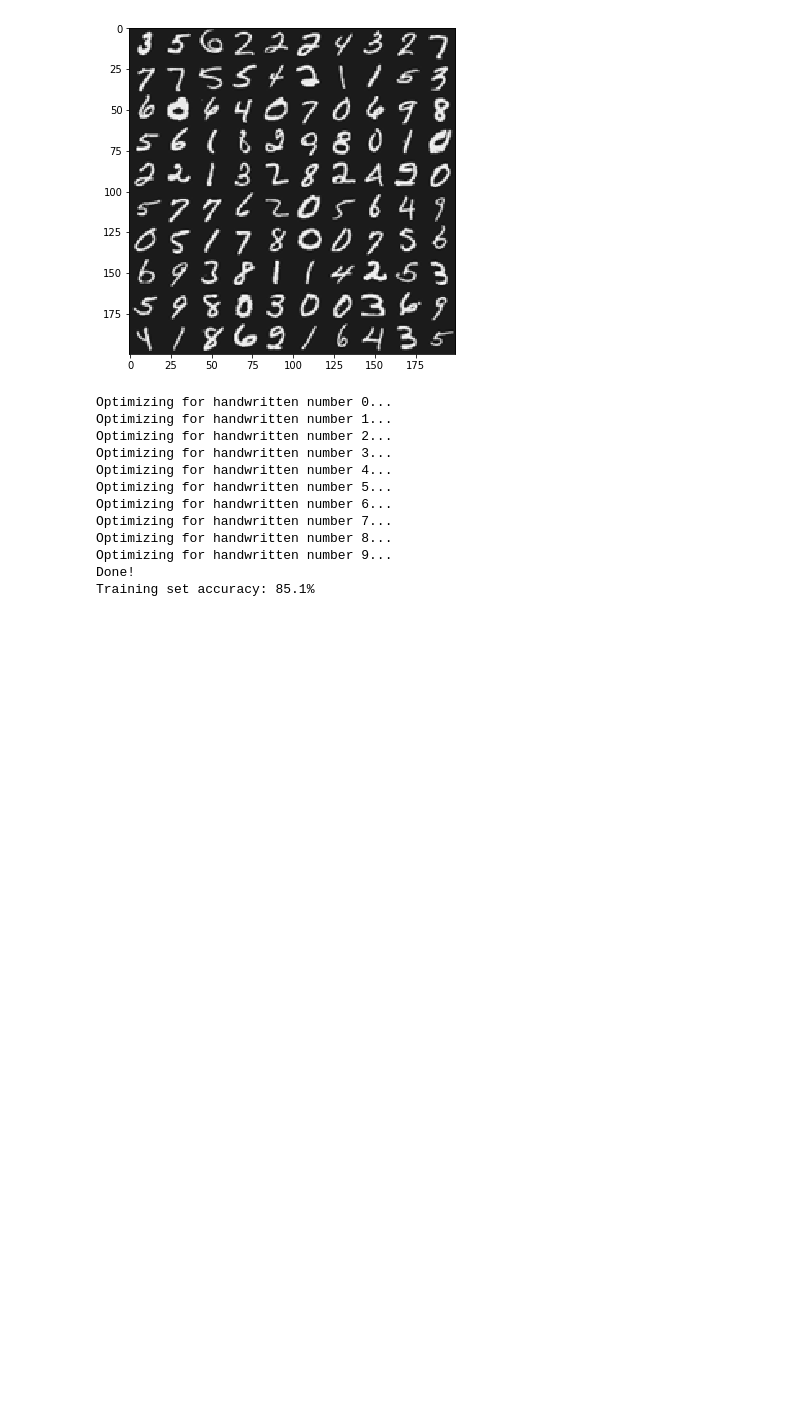
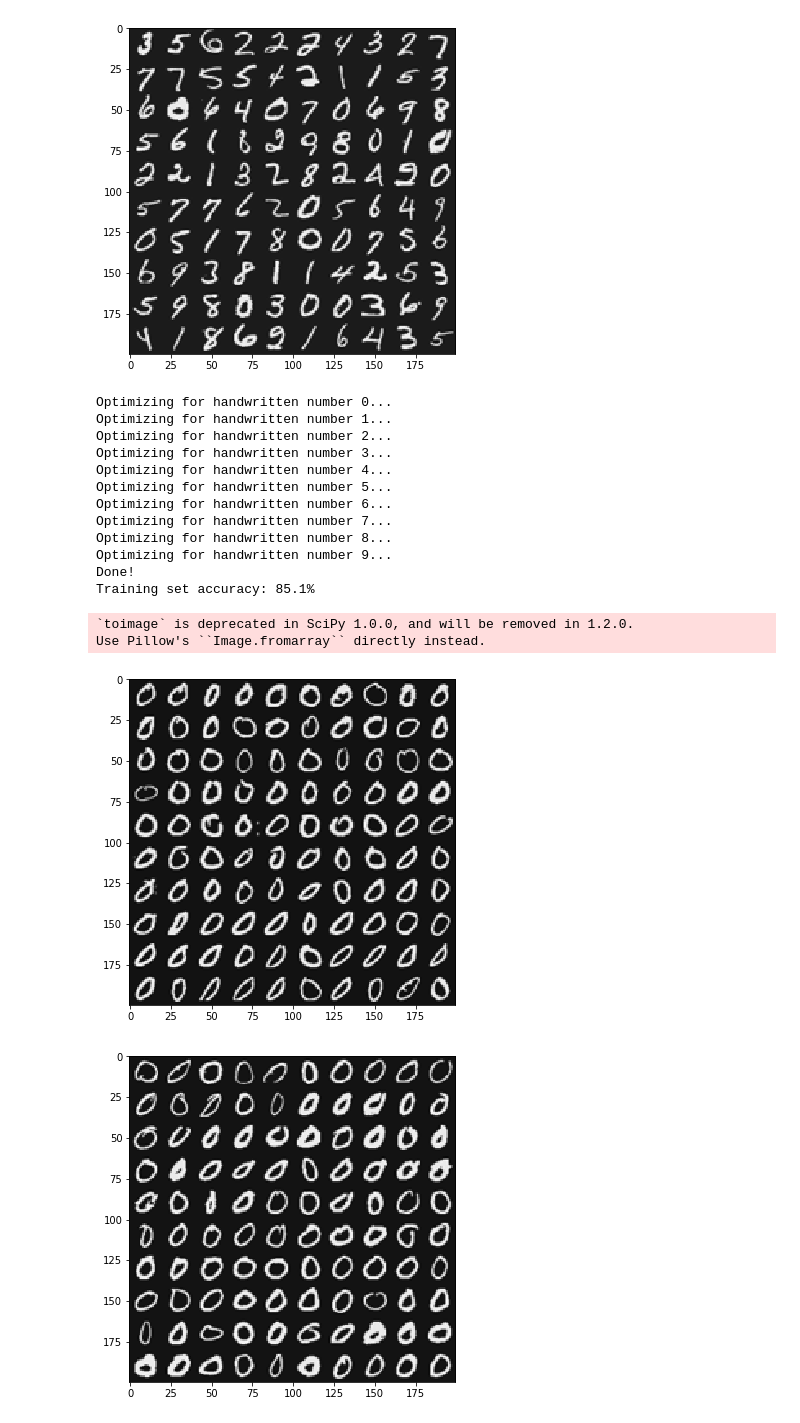
Before and after one commit to AmmarMZ/LR-NN-Classification-for-Digit-Recognition, a Jupyter notebook: Multi Class LR and NN for Digit Recognition.ipynb, the cells around one changed output. Saved outputs shown, nothing was run; the diff lists cells and outputs as text; code cells hidden in the pictures; blank space fills up the shorter version.

Commit message:
Debugging why we're at 85% accuracy instead of 95 and it appears that the theta's aren't being trained to properly detect 0's.

```diff
--- a/Multi Class LR and NN for Digit Recognition.ipynb
+++ b/Multi Class LR and NN for Digit Recognition.ipynb
@@ -170,10 +171,14 @@ def createTheta(numLabels,lmbda):
     # Theta = 401 x 10
     Theta = np.zeros((numLabels, X.shape[1]))
 
+    curClass = 10
     for i in range(numLabels):
-        curClass = i if i else 10 #class "10" corresponds to handwritten zero
         print ("Optimizing for handwritten number %d..." % (i))
-        iTheta, minCost = optimizeTheta(tempTheta,X,(y==curClass),lmbda)
+        if (i == 0):
+            curClass = 10
+        else:
+            curClass = i
+        iTheta, minCost = optimizeTheta(tempTheta,X,(y == curClass),lmbda)
         Theta[i,:] = iTheta
     print ("Done!")
     return Theta
@@ -185,30 +190,36 @@ def predictOneVsAll(createdTheta,xRow):
 
     for i in range(10):
         hypothesis[i] = sigmoid(createdTheta[i],xRow)
-    return np.array(np.argmax(hypothesis))
+    return np.array(np.argmax(np.array(hypothesis)))
 # %%
 Theta = createTheta(10,0.1)
 numCorrect = 0
 incorrectIndicies = []
 
 for i in range(X.shape[0]):
 
     if (predictOneVsAll(Theta,X[i]) == y[i]):
         numCorrect += 1
     else:
-        incorrect_indices.append(irow)
+        incorrectIndicies.append(i)
 
 print ("Training set accuracy: %0.1f%%" %(100 * (numCorrect / X.shape[0] )))
+displayData(incorrectIndicies[:100])
+displayData(incorrectIndicies[100:200])
 # %% [output]
 Optimizing for handwritten number 0...
 Optimizing for handwritten number 1...
 Optimizing for handwritten number 2...
 Optimizing for handwritten number 3...
 Optimizing for handwritten number 4...
 Optimizing for handwritten number 5...
 Optimizing for handwritten number 6...
 Optimizing for handwritten number 7...
 Optimizing for handwritten number 8...
 Optimizing for handwritten number 9...
 Done!
 Training set accuracy: 85.1%
+`toimage` is deprecated in SciPy 1.0.0, and will be removed in 1.2.0.
+Use Pillow's ``Image.fromarray`` directly instead.
+[figure, added]
+[figure, added]
```
Also changed, not shown: parts of 1 cell of this notebook.
